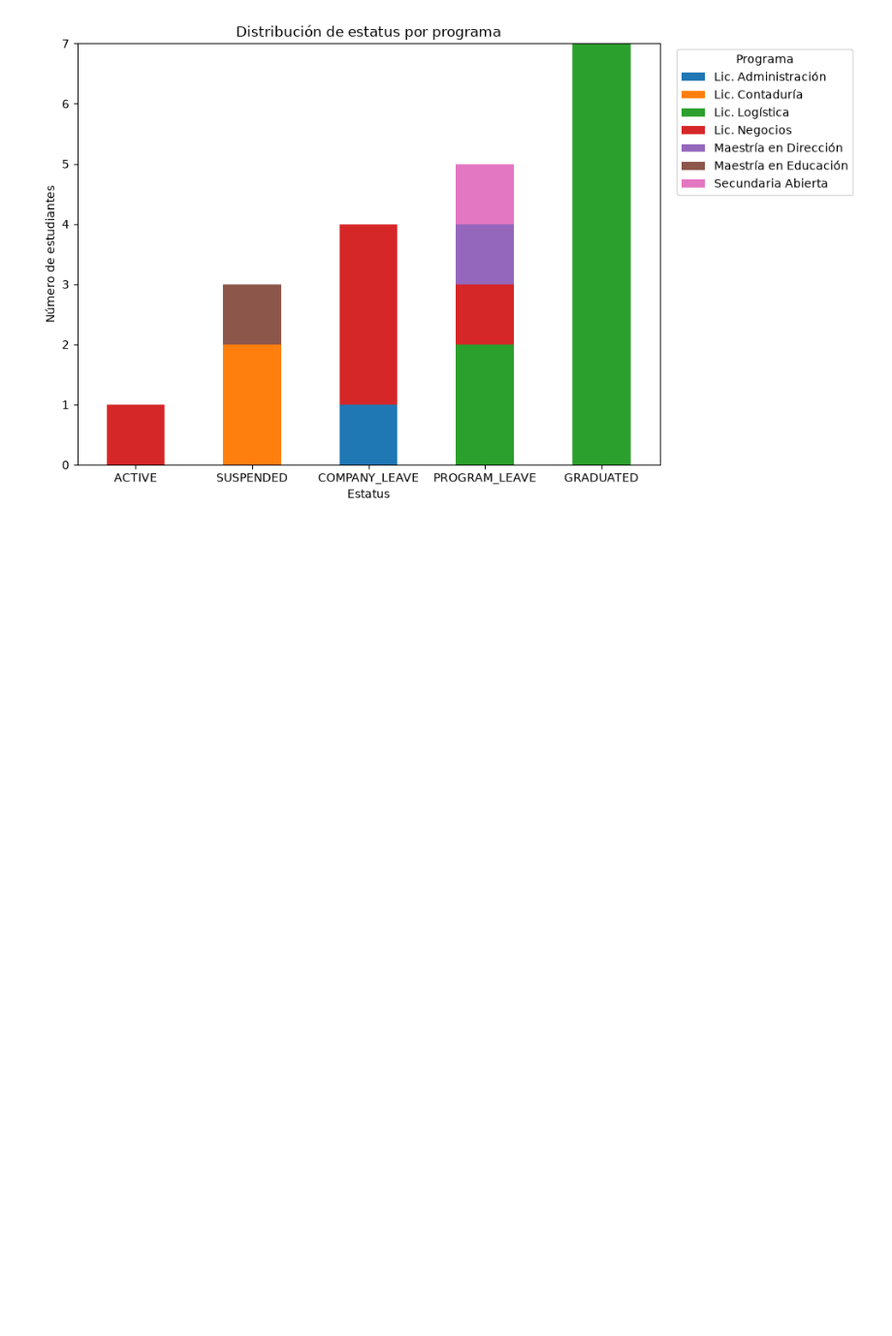
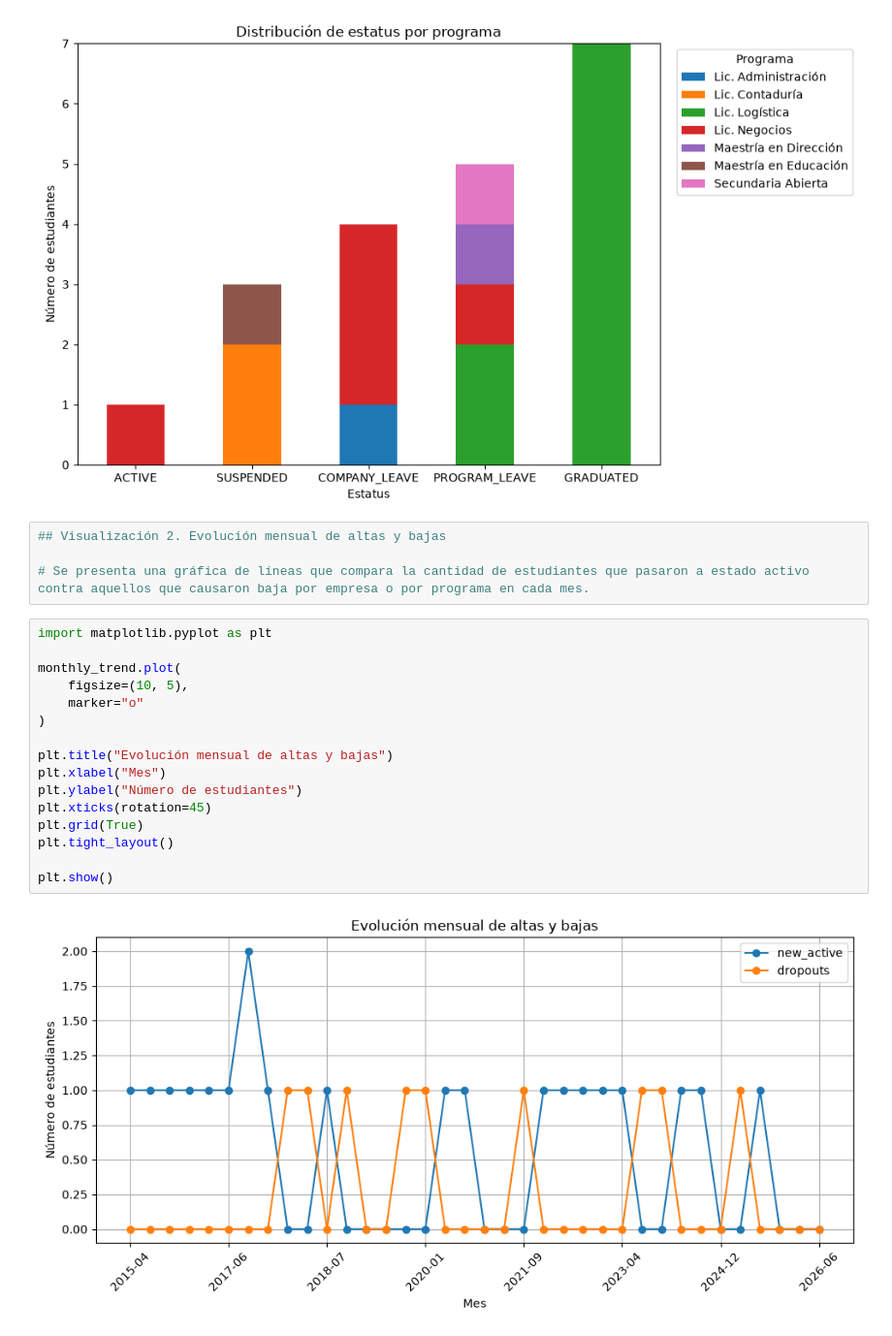
Before and after one commit to JavissNeg/ag-challenge, a Jupyter notebook: data-analysis/analysis.ipynb, the cells around one changed output. Shown at 97% size. Drawn from its saved outputs; the diff is of its cells as text; blank space fills up the shorter version.

Commit message:
feat(data-analysis): add monthly active vs dropout trend visualization

```diff
--- a/data-analysis/analysis.ipynb
+++ b/data-analysis/analysis.ipynb
@@ -340,3 +340,25 @@ plt.tight_layout()
 plt.show()
 # %% [output]
 [figure]
+# %%
+## Visualización 2. Evolución mensual de altas y bajas
+
+# Se presenta una gráfica de líneas que compara la cantidad de estudiantes que pasaron a estado activo contra aquellos que causaron baja por empresa o por programa en cada mes.
+# %%
+import matplotlib.pyplot as plt
+
+monthly_trend.plot(
+    figsize=(10, 5),
+    marker="o"
+)
+
+plt.title("Evolución mensual de altas y bajas")
+plt.xlabel("Mes")
+plt.ylabel("Número de estudiantes")
+plt.xticks(rotation=45)
+plt.grid(True)
+plt.tight_layout()
+
+plt.show()
+# %% [output]
+[figure, added]
```
